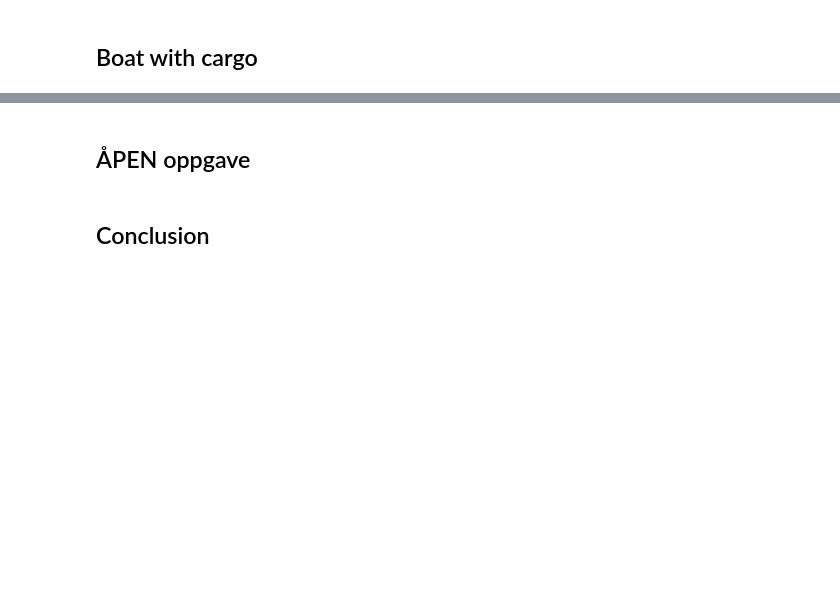
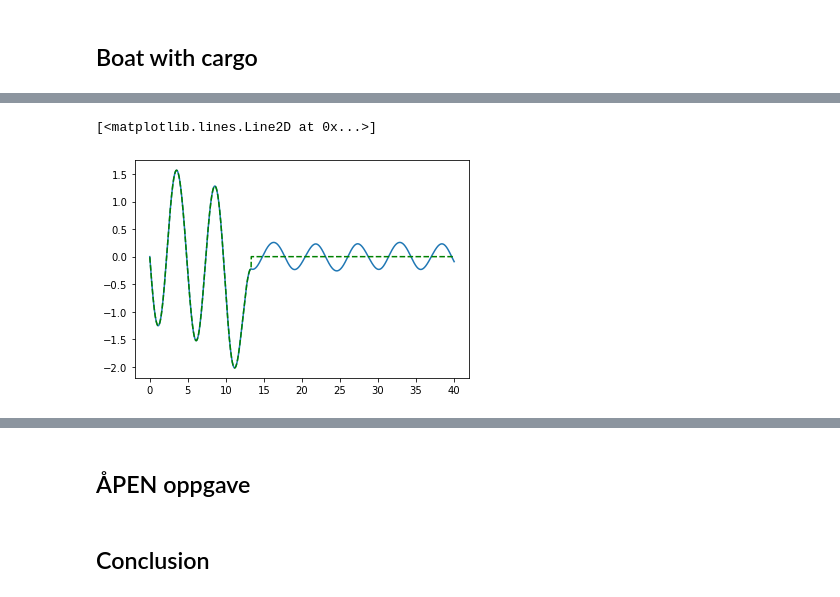
Before and after one commit to Trond01/TMA4320_prosjekt_2, a Jupyter notebook: prosjekt2.ipynb, the cells around one changed output, grey strips where cells are left out. Cells and saved outputs as stored; diff of their text form; code cells hidden in the pictures; blank space fills up the shorter version.

```diff
--- a/prosjekt2.ipynb
+++ b/prosjekt2.ipynb
@@ -577,13 +591,12 @@ yC    = []
 for h in h_list:
     t_num, w_num = ode_solver(f_harmonic_oscillator, t0, t_end, w0, h, method=euler_method)
     times.append(t_num)
-    theta.append(np.array([w_num[i][0] for i in range(len(w_num))]))
-    yC.append(np.array([w_num[i][4] for i in range(len(w_num))]))
+    theta.append(w_num[0])
+    yC.append(w_num[4])
 
 plot_function(times, theta, f'HO_euler_3h', title = f"Harmonic Oscillator with Eulers method",
                   xlabel = r"$t$ [s]", ylabel = r"$\theta$ [rad]", fig_size = (9, 5), title_scale_factor = 100,
                   labels = [f"$h$ = {h}" for h in h_list], loc = "upper right")
 
-#def animate_boat(t, theta, x_C, y_C, s_L=[], gjerde=False, stepsize=0.01, vis_akse_verdier=False, gif_name = "TEST"):
-animate_boat(times[0][::10], theta[0][::10], 0*yC[0][::10], yC[0][::10])
+# animate_boat(times[0][::10], theta[0][::10], 0*yC[0][::10], yC[0][::10])
 # %% [output]
@@ -805 +902,8 @@ $$ \frac{\textrm{d}}{\textrm{d}t} \begin{bmatrix} \theta(t) \\
+# %%
+# SER BRA UT
+plt.plot(t_vals, -g*np.sin(w_vals[0]))
+plt.plot(t_vals, np.gradient(w_vals[7])*1/h, "g--")
+# %% [output]
+[<matplotlib.lines.Line2D at 0x...>]
+[figure, added]
 # %%
```
Also changed, not shown: parts of 31 cells of this notebook, 15 other files.
